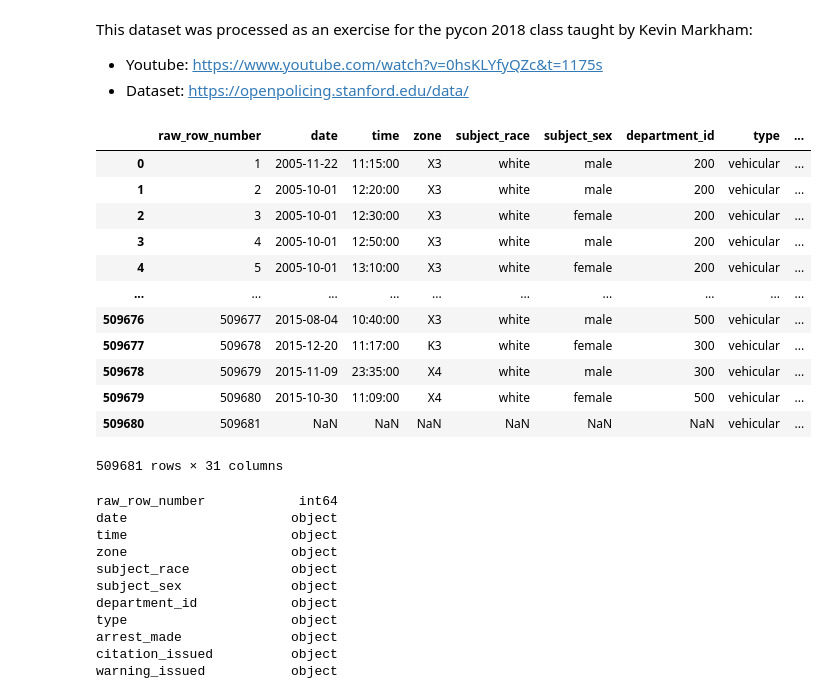
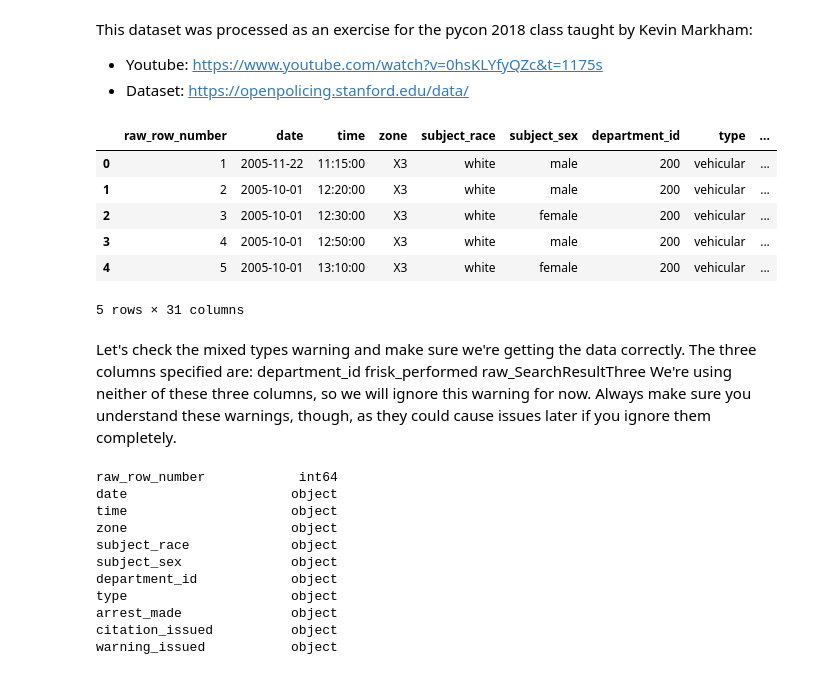
Before and after one commit to samirgadkari/ds, a Jupyter notebook: stanford_open_policing_dataset_analysis_rhode_island.ipynb, the cells around one changed output. Drawn from its saved outputs; the diff is of its cells as text; code cells hidden in the pictures.

Commit message:
Added some more data processing

```diff
--- a/stanford_open_policing_dataset_analysis_rhode_island.ipynb
+++ b/stanford_open_policing_dataset_analysis_rhode_island.ipynb
@@ -7,21 +7,23 @@ import pandas as pd
 import matplotlib.pyplot as plt
 # %%
 ri = pd.read_csv('data/stanford_open_policing_dataset/ri_statewide_2020_04_01.csv')
-ri
+ri.head()
 # %% [output]
 |  | raw_row_number | date | time | zone | subject_race | subject_sex | department_id | type | ... |
 | 0 | 1 | 2005-11-22 | 11:15:00 | X3 | white | male | 200 | vehicular | ... |
 | 1 | 2 | 2005-10-01 | 12:20:00 | X3 | white | male | 200 | vehicular | ... |
 | 2 | 3 | 2005-10-01 | 12:30:00 | X3 | white | female | 200 | vehicular | ... |
 | 3 | 4 | 2005-10-01 | 12:50:00 | X3 | white | male | 200 | vehicular | ... |
 | 4 | 5 | 2005-10-01 | 13:10:00 | X3 | white | female | 200 | vehicular | ... |
-| ... | ... | ... | ... | ... | ... | ... | ... | ... | ... |
-| 509676 | 509677 | 2015-08-04 | 10:40:00 | X3 | white | male | 500 | vehicular | ... |
-| 509677 | 509678 | 2015-12-20 | 11:17:00 | K3 | white | female | 300 | vehicular | ... |
-| 509678 | 509679 | 2015-11-09 | 23:35:00 | X4 | white | male | 300 | vehicular | ... |
-| 509679 | 509680 | 2015-10-30 | 11:09:00 | X4 | white | female | 500 | vehicular | ... |
-| 509680 | 509681 | NaN | NaN | NaN | NaN | NaN | NaN | vehicular | ... |
-509681 rows × 31 columns
+5 rows × 31 columns
+# %% [markdown]
+Let's check the mixed types warning and make sure we're getting the data correctly. The three columns specified are:
+department_id
+frisk_performed
+raw_SearchResultThree
+We're using neither of these three columns, so we will ignore this warning for now.
+Always make sure you understand these warnings, though, as they could cause issues later
+if you ignore them completely.
 # %%
 ri.dtypes
 # %% [output]
```
Also changed, not shown: parts of 38 cells of this notebook.
